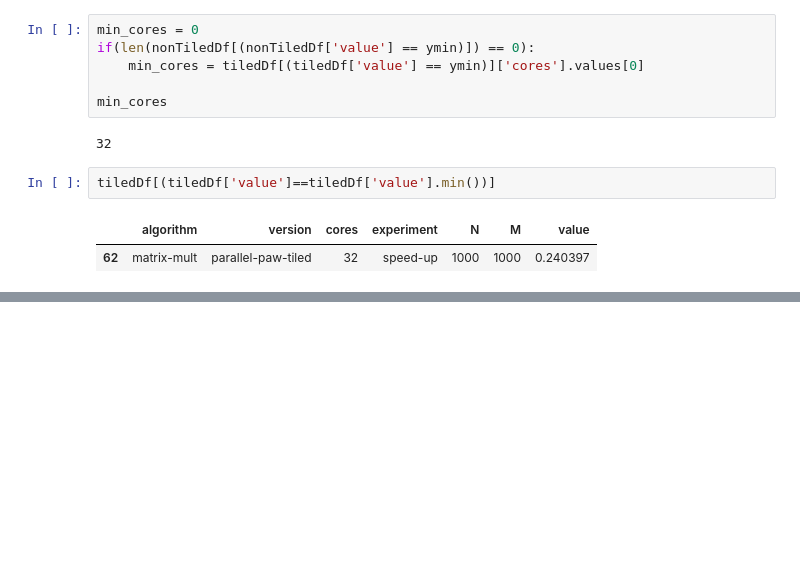
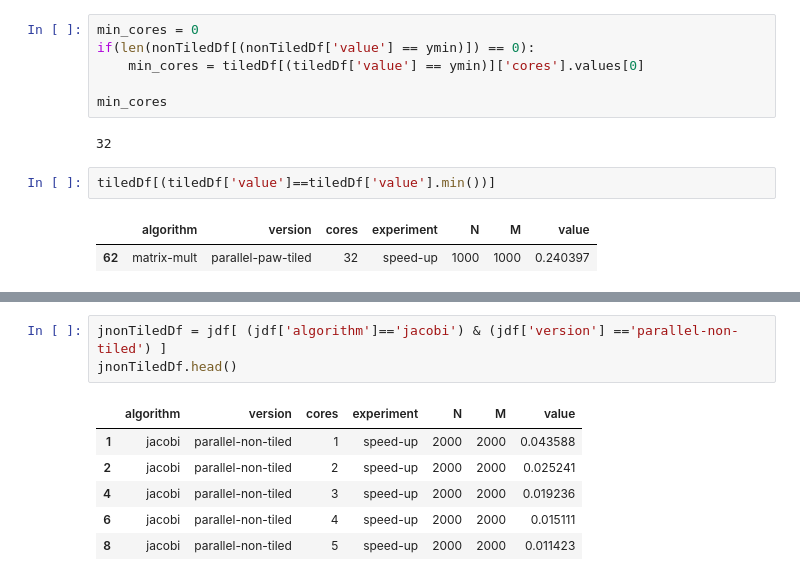
Before and after one commit to mgltorsa/Cetus-Paw-Tiling-Experiments, a Jupyter notebook: tiling/Tiling experiments and measurements.ipynb, the cells around one changed output, grey strips where cells are left out. Drawn from its saved outputs; the diff is of its cells as text; blank space fills up the shorter version.

```diff
--- a/tiling/Tiling experiments and measurements.ipynb
+++ b/tiling/Tiling experiments and measurements.ipynb
@@ -144,0 +164,10 @@ No artists with labels found to put in legend.  Note that artists whose label st
+# %%
+jnonTiledDf = jdf[ (jdf['algorithm']=='jacobi') & (jdf['version'] =='parallel-non-tiled') ]
+jnonTiledDf.head()
+# %% [output]
+|  | algorithm | version | cores | experiment | N | M | value |
+| 1 | jacobi | parallel-non-tiled | 1 | speed-up | 2000 | 2000 | 0.043588 |
+| 2 | jacobi | parallel-non-tiled | 2 | speed-up | 2000 | 2000 | 0.025241 |
+| 4 | jacobi | parallel-non-tiled | 3 | speed-up | 2000 | 2000 | 0.019236 |
+| 6 | jacobi | parallel-non-tiled | 4 | speed-up | 2000 | 2000 | 0.015111 |
+| 8 | jacobi | parallel-non-tiled | 5 | speed-up | 2000 | 2000 | 0.011423 |
```
Also changed, not shown: parts of 6 cells of this notebook, 24 other files.
